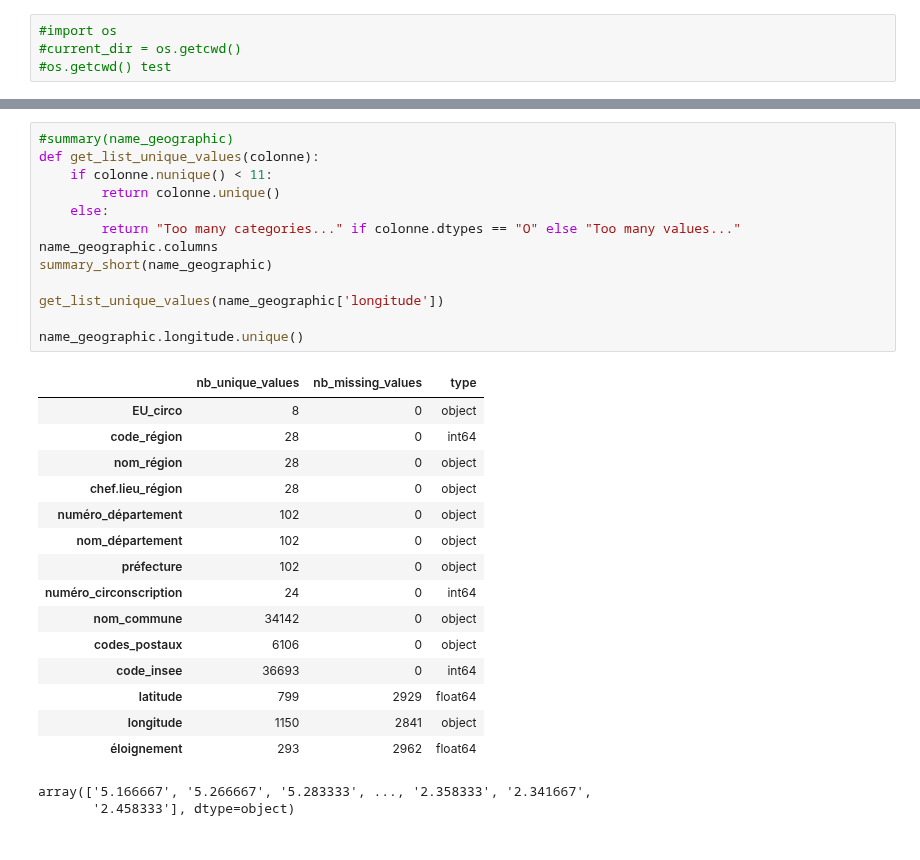
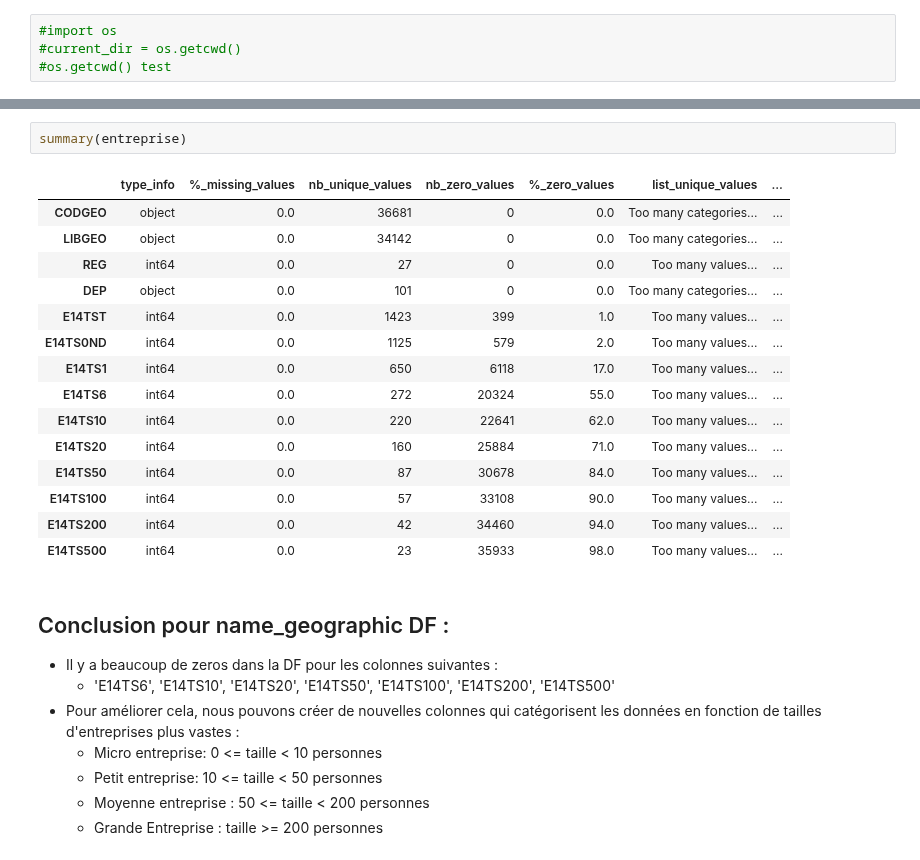
Before and after one commit to nkostiuk/french-industry, a Jupyter notebook: notebooks/first-investigationNK.ipynb, the cells around one changed output, grey strips where cells are left out. Cells and saved outputs as stored; diff of their text form.

```diff
--- a/notebooks/first-investigationNK.ipynb
+++ b/notebooks/first-investigationNK.ipynb
@@ -116,32 +244,29 @@ def summary(df):
     return display(table)
 # %%
-#summary(name_geographic)
-def get_list_unique_values(colonne):
-    if colonne.nunique() < 11:
-        return colonne.unique()
-    else:
-        return "Too many categories..." if colonne.dtypes == "O" else "Too many values..."
-name_geographic.columns
-summary_short(name_geographic)
-
-get_list_unique_values(name_geographic['longitude'])
-
-name_geographic.longitude.unique()
+summary(entreprise)
 # %% [output]
-|  | nb_unique_values | nb_missing_values | type |
-| EU_circo | 8 | 0 | object |
-| code_région | 28 | 0 | int64 |
-| nom_région | 28 | 0 | object |
-| chef.lieu_région | 28 | 0 | object |
-| numéro_département | 102 | 0 | object |
-| nom_département | 102 | 0 | object |
-| préfecture | 102 | 0 | object |
-| numéro_circonscription | 24 | 0 | int64 |
-| nom_commune | 34142 | 0 | object |
-| codes_postaux | 6106 | 0 | object |
-| code_insee | 36693 | 0 | int64 |
-| latitude | 799 | 2929 | float64 |
-| longitude | 1150 | 2841 | object |
-| éloignement | 293 | 2962 | float64 |
+|  | type_info | %_missing_values | nb_unique_values | nb_zero_values | %_zero_values | list_unique_values | ... |
+| CODGEO | object | 0.0 | 36681 | 0 | 0.0 | Too many categories... | ... |
+| LIBGEO | object | 0.0 | 34142 | 0 | 0.0 | Too many categories... | ... |
+| REG | int64 | 0.0 | 27 | 0 | 0.0 | Too many values... | ... |
+| DEP | object | 0.0 | 101 | 0 | 0.0 | Too many categories... | ... |
+| E14TST | int64 | 0.0 | 1423 | 399 | 1.0 | Too many values... | ... |
+| E14TS0ND | int64 | 0.0 | 1125 | 579 | 2.0 | Too many values... | ... |
+| E14TS1 | int64 | 0.0 | 650 | 6118 | 17.0 | Too many values... | ... |
+| E14TS6 | int64 | 0.0 | 272 | 20324 | 55.0 | Too many values... | ... |
+| E14TS10 | int64 | 0.0 | 220 | 22641 | 62.0 | Too many values... | ... |
+| E14TS20 | int64 | 0.0 | 160 | 25884 | 71.0 | Too many values... | ... |
+| E14TS50 | int64 | 0.0 | 87 | 30678 | 84.0 | Too many values... | ... |
+| E14TS100 | int64 | 0.0 | 57 | 33108 | 90.0 | Too many values... | ... |
+| E14TS200 | int64 | 0.0 | 42 | 34460 | 94.0 | Too many values... | ... |
+| E14TS500 | int64 | 0.0 | 23 | 35933 | 98.0 | Too many values... | ... |
-array(['5.166667', '5.266667', '5.283333', ..., '2.358333', '2.341667',
-       '2.458333'], dtype=object)
+# %% [markdown]
+## Conclusion pour name_geographic DF :
+- Il y a beaucoup de zeros dans la DF pour les colonnes suivantes :
+    - 'E14TS6', 'E14TS10', 'E14TS20', 'E14TS50', 'E14TS100', 'E14TS200',
+       'E14TS500'
+- Pour améliorer cela, nous pouvons créer de nouvelles colonnes qui catégorisent les données en fonction de tailles d'entreprises plus vastes :
+    - Micro entreprise: 0 <= taille < 10 personnes
+    - Petit entreprise: 10 <= taille < 50 personnes
+    - Moyenne entreprise :  50 <= taille < 200 personnes
+    - Grande Entreprise : taille >= 200 personnes
```
Also changed, not shown: parts of 19 cells of this notebook, 1 other file.
